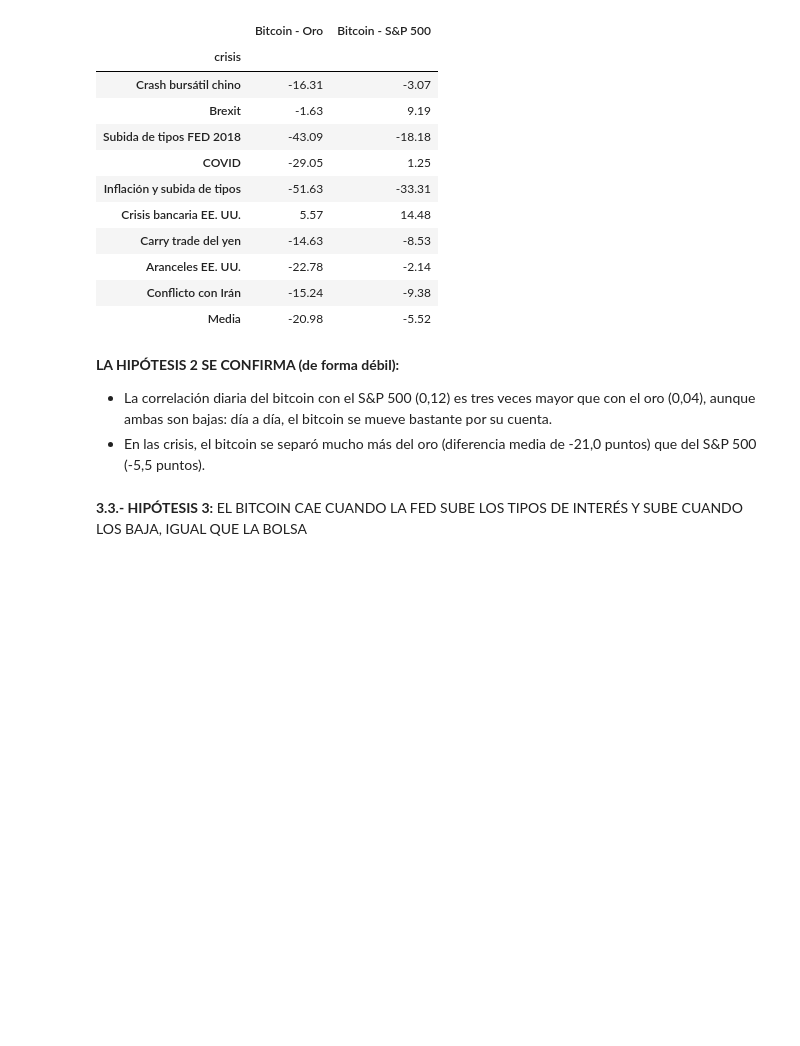
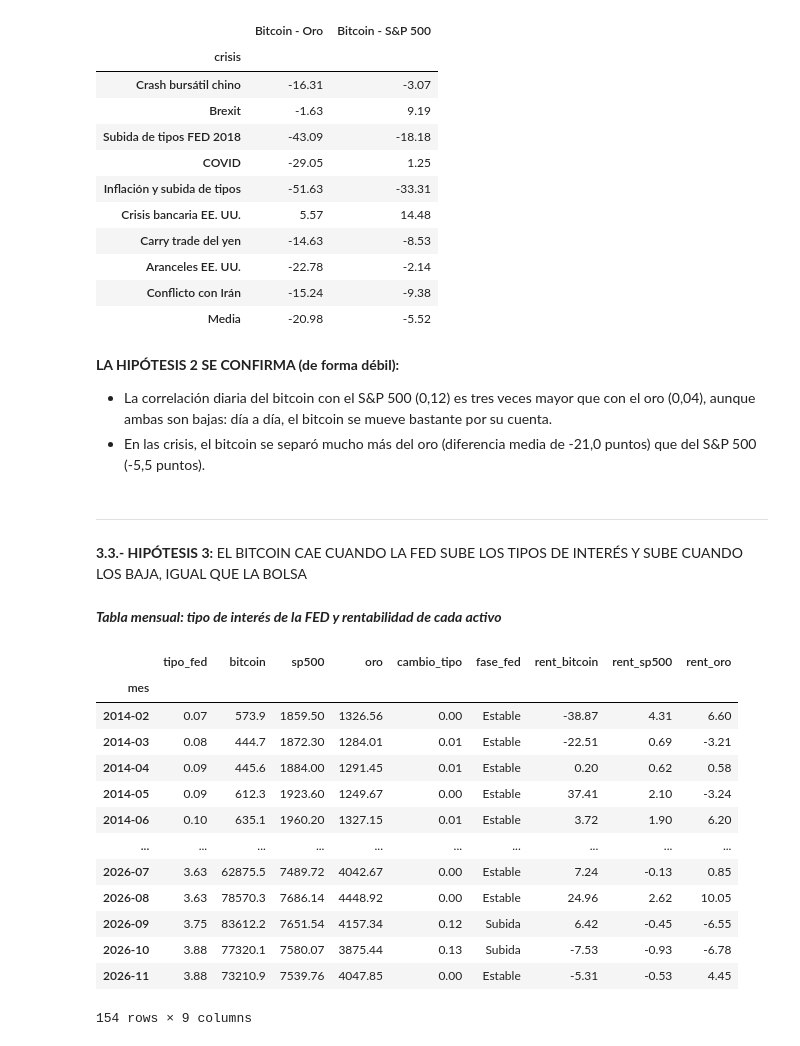
Before and after one commit to Jokinfs/EDA, a Jupyter notebook: Archivos/codigo/src/memoria.ipynb, the cells around one changed output. Saved outputs shown, nothing was run; the diff lists cells and outputs as text; code cells hidden in the pictures; blank space fills up the shorter version.

```diff
--- a/Archivos/codigo/src/memoria.ipynb
+++ b/Archivos/codigo/src/memoria.ipynb
@@ -864,5 +876,55 @@ diferencias
 
 - La correlación diaria del bitcoin con el S&P 500 (0,12) es tres veces mayor que con el oro (0,04), aunque ambas son bajas: día a día, el bitcoin se mueve bastante por su cuenta.
 - En las crisis, el bitcoin se separó mucho más del oro (diferencia media de -21,0 puntos) que del S&P 500 (-5,5 puntos).
+# %% [markdown]
+------------------------------------------------------------------------------------------------------------------------------------------------------
 # %% [markdown]
 **3.3.- HIPÓTESIS 3:** EL BITCOIN CAE CUANDO LA FED SUBE LOS TIPOS DE INTERÉS Y SUBE CUANDO LOS BAJA, IGUAL QUE LA BOLSA
+# %% [markdown]
+***Tabla mensual: tipo de interés de la FED y rentabilidad de cada activo***
+# %%
+# Tabla mensual de la H3: una fila por mes con el tipo real de la FED y el cierre de cada activo.
+# df_fed ya está rellenado (ffill), así que todos los días de un mes tienen el tipo de ese mes: se toma el primero.
+# El precio de cada activo es el último cierre del mes.
+
+mes = df_fed.index.to_period("M")
+
+df_h3 = pd.DataFrame({
+    "tipo_fed": df_fed["FEDFUNDS"].groupby(mes).first(),
+    "bitcoin": df_btc["Último"].groupby(mes).last(),
+    "sp500": df_sp500["Último"].groupby(mes).last(),
+    "oro": df_oro["Último"].groupby(mes).last()
+})
+df_h3.index.name = "mes"
+
+# Cambio del tipo respecto al mes anterior y fase de la FED en ese mes.
+# Subida/Bajada si el tipo cambia al menos 0,10 puntos (el tipo efectivo varía unas centésimas cada mes sin decisión de la FED).
+df_h3["cambio_tipo"] = df_h3["tipo_fed"].diff()
+df_h3["fase_fed"] = np.select(
+    [df_h3["cambio_tipo"] >= 0.10, df_h3["cambio_tipo"] <= -0.10],
+    ["Subida", "Bajada"],
+    default="Estable"
+)
+
+# Rentabilidad mensual (%) de cada activo: cierre del mes frente al cierre del mes anterior.
+for activo in ["bitcoin", "sp500", "oro"]:
+    df_h3[f"rent_{activo}"] = df_h3[activo].pct_change() * 100
+
+# El primer mes no tiene mes anterior con el que comparar.
+df_h3 = df_h3.dropna().round(2)
+df_h3
+# %% [output]
+|  | tipo_fed | bitcoin | sp500 | oro | cambio_tipo | fase_fed | rent_bitcoin | rent_sp500 | rent_oro |
+| mes |  |  |  |  |  |  |  |  |  |
+| 2014-02 | 0.07 | 573.9 | 1859.50 | 1326.56 | 0.00 | Estable | -38.87 | 4.31 | 6.60 |
+| 2014-03 | 0.08 | 444.7 | 1872.30 | 1284.01 | 0.01 | Estable | -22.51 | 0.69 | -3.21 |
+| 2014-04 | 0.09 | 445.6 | 1884.00 | 1291.45 | 0.01 | Estable | 0.20 | 0.62 | 0.58 |
+| 2014-05 | 0.09 | 612.3 | 1923.60 | 1249.67 | 0.00 | Estable | 37.41 | 2.10 | -3.24 |
+| 2014-06 | 0.10 | 635.1 | 1960.20 | 1327.15 | 0.01 | Estable | 3.72 | 1.90 | 6.20 |
+| ... | ... | ... | ... | ... | ... | ... | ... | ... | ... |
+| 2026-07 | 3.63 | 62875.5 | 7489.72 | 4042.67 | 0.00 | Estable | 7.24 | -0.13 | 0.85 |
+| 2026-08 | 3.63 | 78570.3 | 7686.14 | 4448.92 | 0.00 | Estable | 24.96 | 2.62 | 10.05 |
+| 2026-09 | 3.75 | 83612.2 | 7651.54 | 4157.34 | 0.12 | Subida | 6.42 | -0.45 | -6.55 |
+| 2026-10 | 3.88 | 77320.1 | 7580.07 | 3875.44 | 0.13 | Subida | -7.53 | -0.93 | -6.78 |
+| 2026-11 | 3.88 | 73210.9 | 7539.76 | 4047.85 | 0.00 | Estable | -5.31 | -0.53 | 4.45 |
+154 rows × 9 columns
```
Also changed, not shown: parts of 56 cells of this notebook, 29 other files.
